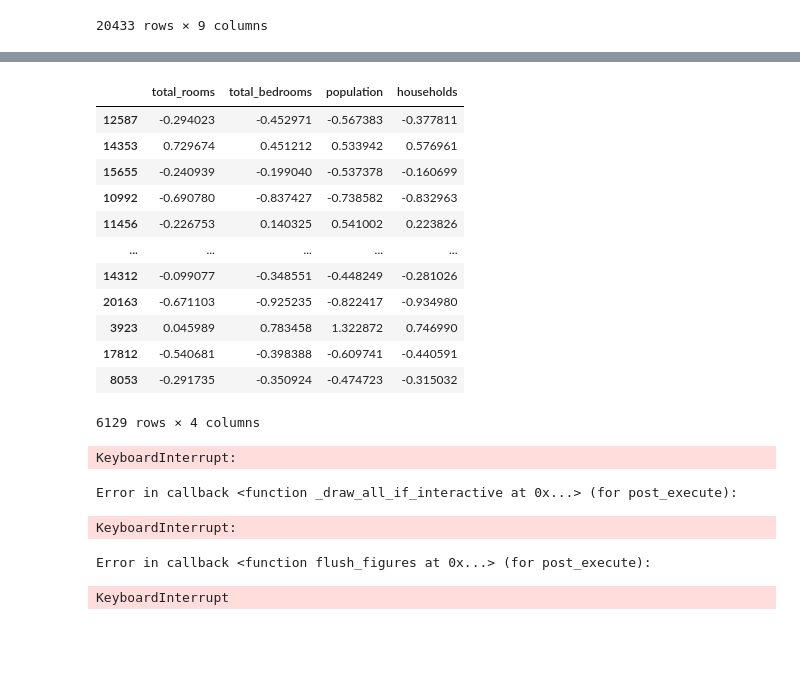
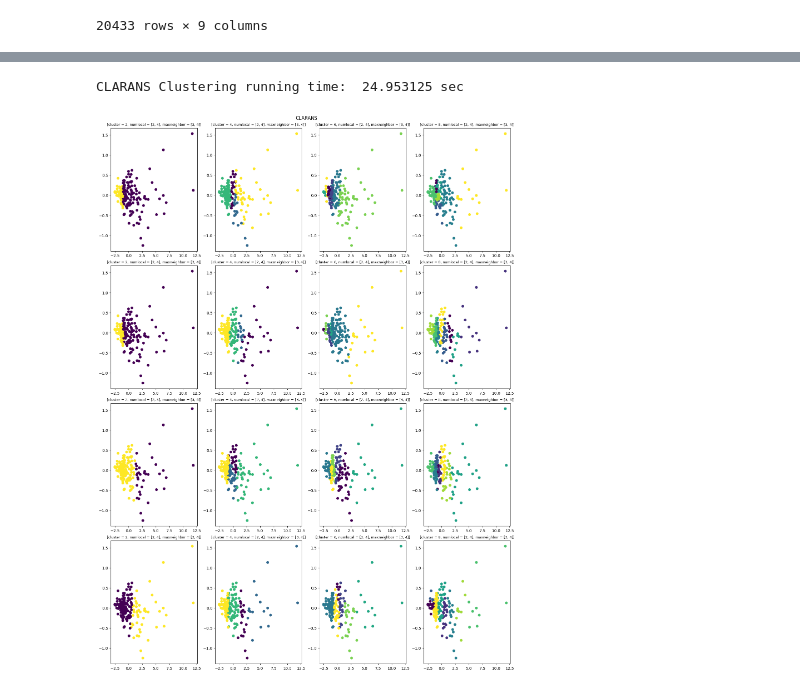
Before and after one commit to hhanoo/University_Major, a Jupyter notebook: Lab2_정현우.ipynb, the cells around one changed output, grey strips where cells are left out. Drawn from its saved outputs; the diff is of its cells as text; code cells hidden in the pictures; blank space fills up the shorter version.

```diff
--- a/Lab2_정현우.ipynb
+++ b/Lab2_정현우.ipynb
@@ -124,28 +127 @@ def model_gaussian(dataset, clusters=None):
     return plt
-# %%
-def model_clarans(dataset, clusters=None):
-    start = time.process_time()
-    time.sleep(1)
-    pca = PCA(n_components=2)  # Reduce feature for plotting
-    dataset = pd.DataFrame(pca.fit_transform(dataset))
-    if clusters is None:
-        clusters = [2, 4, 6, 8]
-    # Parameters
-    tuple_data = dataset.values.tolist()
-    numlocal = 2
-    maxneighbor = 3
-
-    row_count = len(clusters)
-    col_count = 1
-    f, axes = plt.subplots(row_count, col_count)
-    f.suptitle("CLARANS")
-    f.tight_layout()
-    f.set_size_inches((10, len(clusters) * 5))  # Set grid size
-    plt.subplots_adjust(wspace=0.3, hspace=0.3)  # Set grid margins
-
-    for number_k, k in enumerate(clusters):
-        clarans_obj = clarans(tuple_data, number_clusters=k, numlocal=numlocal, maxneighbor=maxneighbor)
-
-
-    print("EM running time: ",time.process_time()-start,"sec")
-    return plt
@@ -239,28 +290,10 @@ sns.heatmap(x.corr(), annot=True, fmt='0.2f')
 # %%
 column = ['total_rooms', 'total_bedrooms', 'population', 'households']
 a = x.loc[:, column]
-a = a.sample(n = int(a.shape[0] * 0.3))
-display(a)
+a = a.sample(n=int(a.shape[0] * 0.01))
+
+data = model_clarans(a)
+data.show()
 # %% [output]
-|  | total_rooms | total_bedrooms | population | households |
-| 12587 | -0.294023 | -0.452971 | -0.567383 | -0.377811 |
-| 14353 | 0.729674 | 0.451212 | 0.533942 | 0.576961 |
-| 15655 | -0.240939 | -0.199040 | -0.537378 | -0.160699 |
-| 10992 | -0.690780 | -0.837427 | -0.738582 | -0.832963 |
-| 11456 | -0.226753 | 0.140325 | 0.541002 | 0.223826 |
-| ... | ... | ... | ... | ... |
-| 14312 | -0.099077 | -0.348551 | -0.448249 | -0.281026 |
-| 20163 | -0.671103 | -0.925235 | -0.822417 | -0.934980 |
-| 3923 | 0.045989 | 0.783458 | 1.322872 | 0.746990 |
-| 17812 | -0.540681 | -0.398388 | -0.609741 | -0.440591 |
-| 8053 | -0.291735 | -0.350924 | -0.474723 | -0.315032 |
-6129 rows × 4 columns
+CLARANS Clustering running time:  24.953125 sec
+[figure, added]
-# %%
-data = model_kmeans(a)
-data.show()
-# %% [output]
-KeyboardInterrupt:
-Error in callback <function _draw_all_if_interactive at 0x...> (for post_execute):
-KeyboardInterrupt:
-Error in callback <function flush_figures at 0x...> (for post_execute):
-KeyboardInterrupt
```
Also changed, not shown: parts of 9 cells of this notebook.
